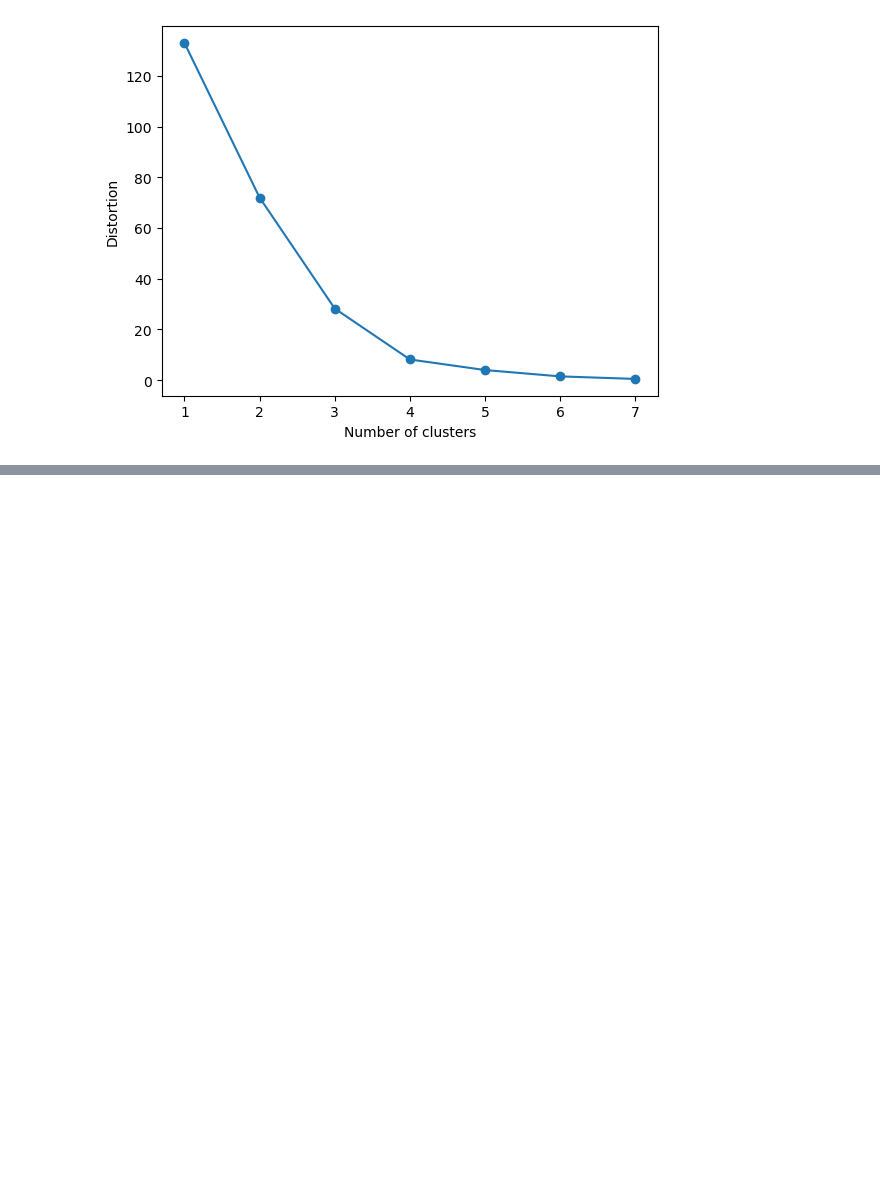
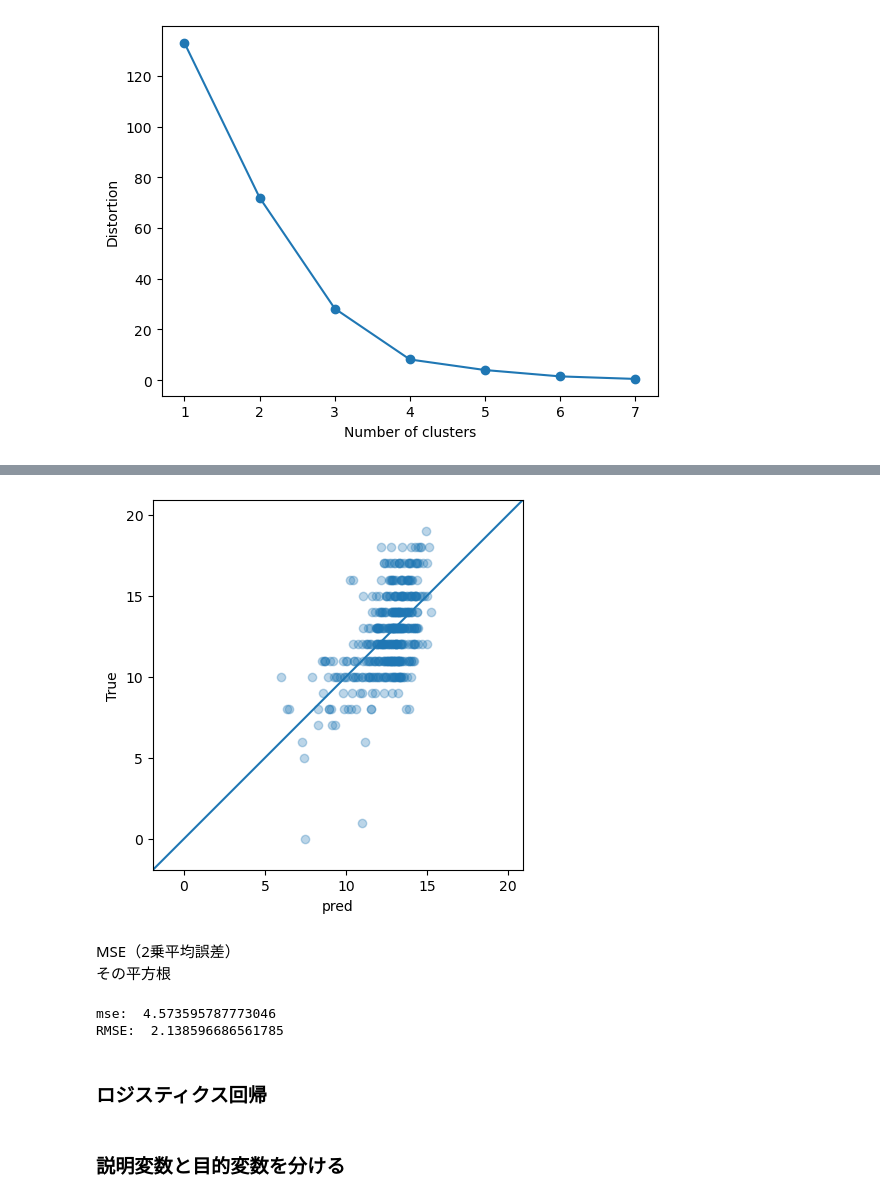
Before and after one commit to enbipaipu/cs3-2024, a Jupyter notebook: mid-test/matome.ipynb, the cells around one changed output, grey strips where cells are left out. Drawn from its saved outputs; the diff is of its cells as text; code cells hidden in the pictures; blank space fills up the shorter version.

```diff
--- a/mid-test/matome.ipynb
+++ b/mid-test/matome.ipynb
@@ -862,0 +1035,4 @@ plt.show()
+# %%
+print(X["studytime"].value_counts())
+
+X["studytime"] = X["studytime"].replace({"<2 hours": "1", "2 to 5 hours": "2","5 to 10 hours":"3", ">10 hours":"4" }).astype("int")
@@ -862,0 +1052,4 @@ plt.show()
+# %%
+X_dumm = pd.get_dummies(X, drop_first=True, dtype="uint8")
+print("X_dumm: ", X_dumm.shape)
+display(X_dumm.head())
@@ -862,0 +1066,5 @@ plt.show()
+# %%
+X_dumm_c = sm.add_constant(X_dumm)
+model = sm.OLS(y, X_dumm_c)
+results = model.fit()
+print(results.summary())
@@ -862,0 +1185,4 @@ plt.show()
+# %%
+y_pred = results.predict(X_dumm_c)
+print("Predicted y:")
+print(y_pred.head())
@@ -862,0 +1197,30 @@ plt.show()
+# %%
+y_min = np.append(y_pred, y).min()
+y_max = np.append(y_pred, y).max()
+
+y_margin = (y_max -y_min)*0.1
+y_min -= y_margin
+y_max += y_margin
+
+plt.scatter(y_pred, y, alpha=0.3)
+plt.plot([y_min, y_max], [y_min, y_max])
+plt.gca().set_aspect("equal", adjustable="box")
+plt.xlim(y_min, y_max)
+plt.ylim(y_min, y_max)
+plt.xlabel("pred")
+plt.ylabel("True")
+plt.show()
+# %% [output]
+[figure, added]
+# %% [markdown]
+MSE（2乗平均誤差）
+その平方根
+# %%
+mse = mean_squared_error(y, y_pred)
+print("mse: ",mse,)
+print("RMSE: ",  np.sqrt(mse))
+# %% [output]
+mse:  4.573595787773046
+RMSE:  2.138596686561785
+# %% [markdown]
+### ロジスティクス回帰
@@ -862,0 +1229,2 @@ plt.show()
+# %% [markdown]
+### 説明変数と目的変数を分ける
```
Also changed, not shown: parts of 48 cells of this notebook, 43 other files.
